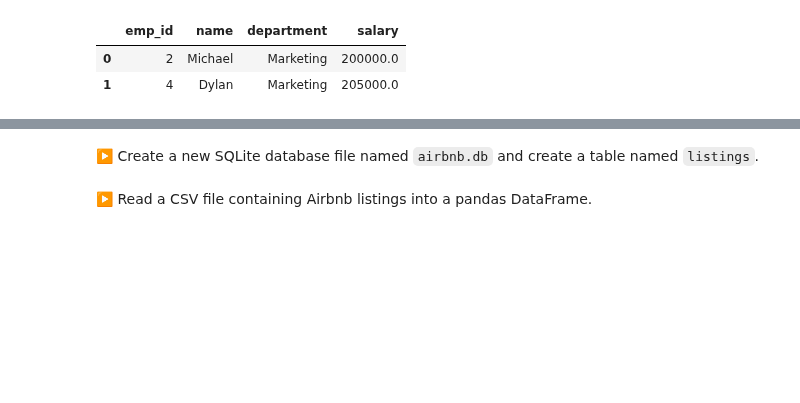
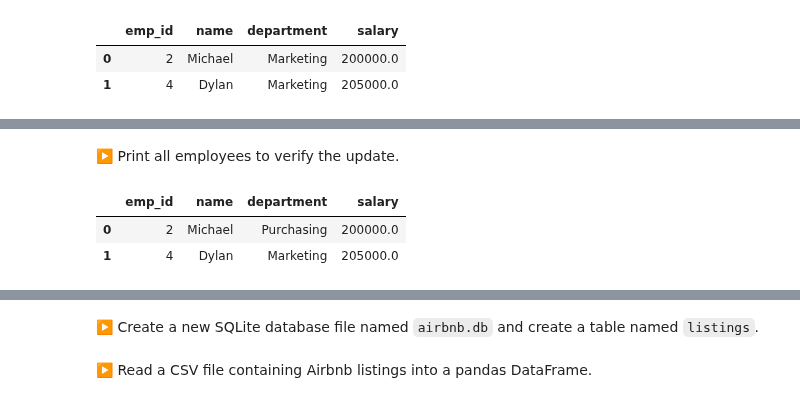
Before and after one commit to bdi475/textbook, a Jupyter notebook: content/basic-queries-in-sqlite.ipynb, the cells around one changed output, grey strips where cells are left out. Saved outputs shown, nothing was run; the diff lists cells and outputs as text; code cells hidden in the pictures; blank space fills up the shorter version.

```diff
--- a/content/intro-to-sqlite.ipynb
+++ b/content/basic-queries-in-sqlite.ipynb
@@ -125,0 +208,9 @@ display(df)
+# %% [markdown]
+▶️ Print all employees to verify the update.
+# %%
+df = pd.read_sql_query("SELECT * FROM employees;", con=conn)
+display(df)
+# %% [output]
+|  | emp_id | name | department | salary |
+| 0 | 2 | Michael | Purchasing | 200000.0 |
+| 1 | 4 | Dylan | Marketing | 205000.0 |
```
Also changed, not shown: parts of 27 cells of this notebook, 1 other file.
